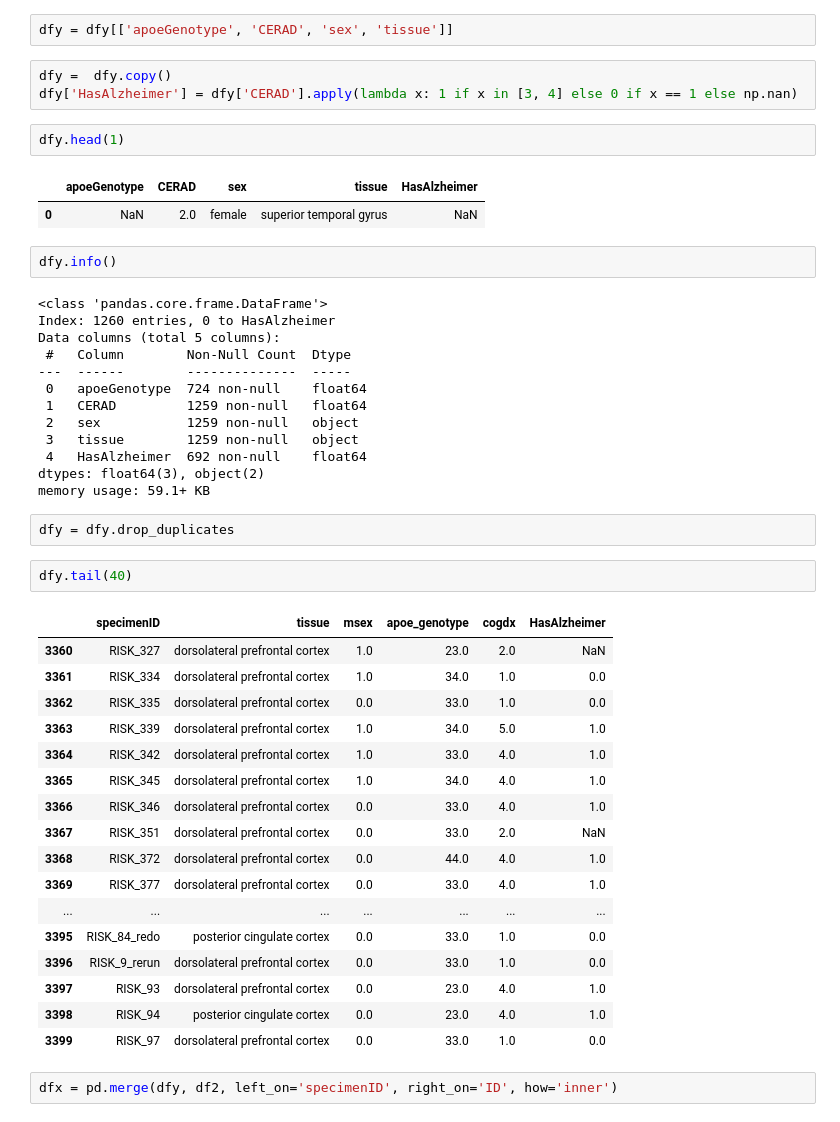
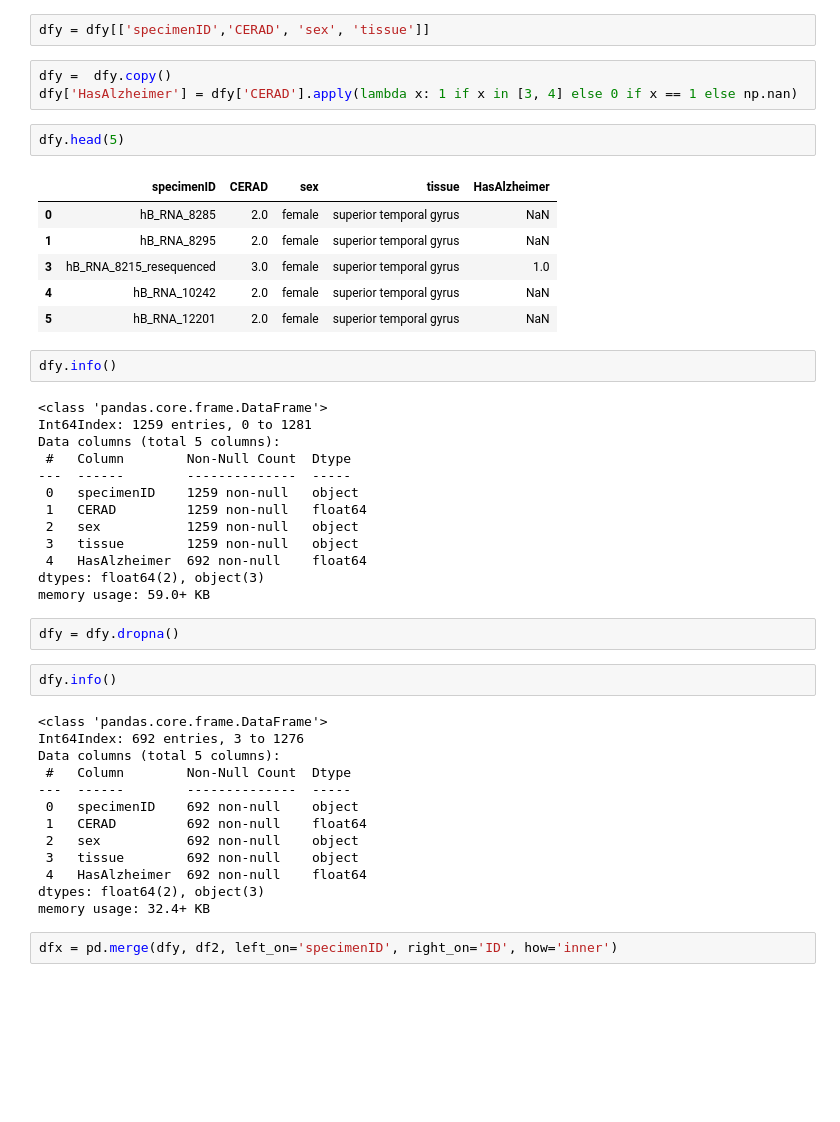
Before and after one commit to jamiecarnevale/GeneClassification-AD, a Jupyter notebook: MSBB Residual Counts Modeling V2.ipynb, the cells around one changed output. Saved outputs shown, nothing was run; the diff lists cells and outputs as text; blank space fills up the shorter version.

```diff
--- a/MSBB Residual Counts Modeling V2.ipynb
+++ b/MSBB Residual Counts Modeling V2.ipynb
@@ -200,50 +210,49 @@ Name: Braak, dtype: int64
 # %%
-dfy = dfy[['apoeGenotype', 'CERAD', 'sex', 'tissue']]
+dfy = dfy[['specimenID','CERAD', 'sex', 'tissue']]
 # %%
 dfy =  dfy.copy()
 dfy['HasAlzheimer'] = dfy['CERAD'].apply(lambda x: 1 if x in [3, 4] else 0 if x == 1 else np.nan)
 # %%
-dfy.head(1)
+dfy.head(5)
 # %% [output]
-|  | apoeGenotype | CERAD | sex | tissue | HasAlzheimer |
-| 0 | NaN | 2.0 | female | superior temporal gyrus | NaN |
+|  | specimenID | CERAD | sex | tissue | HasAlzheimer |
+| 0 | hB_RNA_8285 | 2.0 | female | superior temporal gyrus | NaN |
+| 1 | hB_RNA_8295 | 2.0 | female | superior temporal gyrus | NaN |
+| 3 | hB_RNA_8215_resequenced | 3.0 | female | superior temporal gyrus | 1.0 |
+| 4 | hB_RNA_10242 | 2.0 | female | superior temporal gyrus | NaN |
+| 5 | hB_RNA_12201 | 2.0 | female | superior temporal gyrus | NaN |
-# %%
-dfy.info()
-# %% [output]
-<class 'pandas.core.frame.DataFrame'>
-Index: 1260 entries, 0 to HasAlzheimer
-Data columns (total 5 columns):
- #   Column        Non-Null Count  Dtype
----  ------        --------------  -----
- 0   apoeGenotype  724 non-null    float64
- 1   CERAD         1259 non-null   float64
- 2   sex           1259 non-null   object
- 3   tissue        1259 non-null   object
- 4   HasAlzheimer  692 non-null    float64
-dtypes: float64(3), object(2)
-memory usage: 59.1+ KB
-# %%
-dfy = dfy.drop_duplicates
+# %%
+dfy.info()
+# %% [output]
+<class 'pandas.core.frame.DataFrame'>
+Int64Index: 1259 entries, 0 to 1281
+Data columns (total 5 columns):
+ #   Column        Non-Null Count  Dtype
+---  ------        --------------  -----
+ 0   specimenID    1259 non-null   object
+ 1   CERAD         1259 non-null   float64
+ 2   sex           1259 non-null   object
+ 3   tissue        1259 non-null   object
+ 4   HasAlzheimer  692 non-null    float64
+dtypes: float64(2), object(3)
+memory usage: 59.0+ KB
+# %%
+dfy = dfy.dropna()
 # %%
-dfy.tail(40)
+dfy.info()
 # %% [output]
-|  | specimenID | tissue | msex | apoe_genotype | cogdx | HasAlzheimer |
-| 3360 | RISK_327 | dorsolateral prefrontal cortex | 1.0 | 23.0 | 2.0 | NaN |
-| 3361 | RISK_334 | dorsolateral prefrontal cortex | 1.0 | 34.0 | 1.0 | 0.0 |
-| 3362 | RISK_335 | dorsolateral prefrontal cortex | 0.0 | 33.0 | 1.0 | 0.0 |
-| 3363 | RISK_339 | dorsolateral prefrontal cortex | 1.0 | 34.0 | 5.0 | 1.0 |
-| 3364 | RISK_342 | dorsolateral prefrontal cortex | 1.0 | 33.0 | 4.0 | 1.0 |
-| 3365 | RISK_345 | dorsolateral prefrontal cortex | 1.0 | 34.0 | 4.0 | 1.0 |
-| 3366 | RISK_346 | dorsolateral prefrontal cortex | 0.0 | 33.0 | 4.0 | 1.0 |
-| 3367 | RISK_351 | dorsolateral prefrontal cortex | 0.0 | 33.0 | 2.0 | NaN |
-| 3368 | RISK_372 | dorsolateral prefrontal cortex | 0.0 | 44.0 | 4.0 | 1.0 |
-| 3369 | RISK_377 | dorsolateral prefrontal cortex | 0.0 | 33.0 | 4.0 | 1.0 |
-| ... | ... | ... | ... | ... | ... | ... |
-| 3395 | RISK_84_redo | posterior cingulate cortex | 0.0 | 33.0 | 1.0 | 0.0 |
-| 3396 | RISK_9_rerun | dorsolateral prefrontal cortex | 0.0 | 33.0 | 1.0 | 0.0 |
-| 3397 | RISK_93 | dorsolateral prefrontal cortex | 0.0 | 23.0 | 4.0 | 1.0 |
-| 3398 | RISK_94 | posterior cingulate cortex | 0.0 | 23.0 | 4.0 | 1.0 |
-| 3399 | RISK_97 | dorsolateral prefrontal cortex | 0.0 | 33.0 | 1.0 | 0.0 |
+<class 'pandas.core.frame.DataFrame'>
+Int64Index: 692 entries, 3 to 1276
+Data columns (total 5 columns):
+ #   Column        Non-Null Count  Dtype
+---  ------        --------------  -----
+ 0   specimenID    692 non-null    object
+ 1   CERAD         692 non-null    float64
+ 2   sex           692 non-null    object
+ 3   tissue        692 non-null    object
+ 4   HasAlzheimer  692 non-null    float64
+dtypes: float64(2), object(3)
+memory usage: 32.4+ KB
 # %%
 dfx = pd.merge(dfy, df2, left_on='specimenID', right_on='ID', how='inner')
 # %%
```
Also changed, not shown: parts of 44 cells of this notebook, 5 other files.
